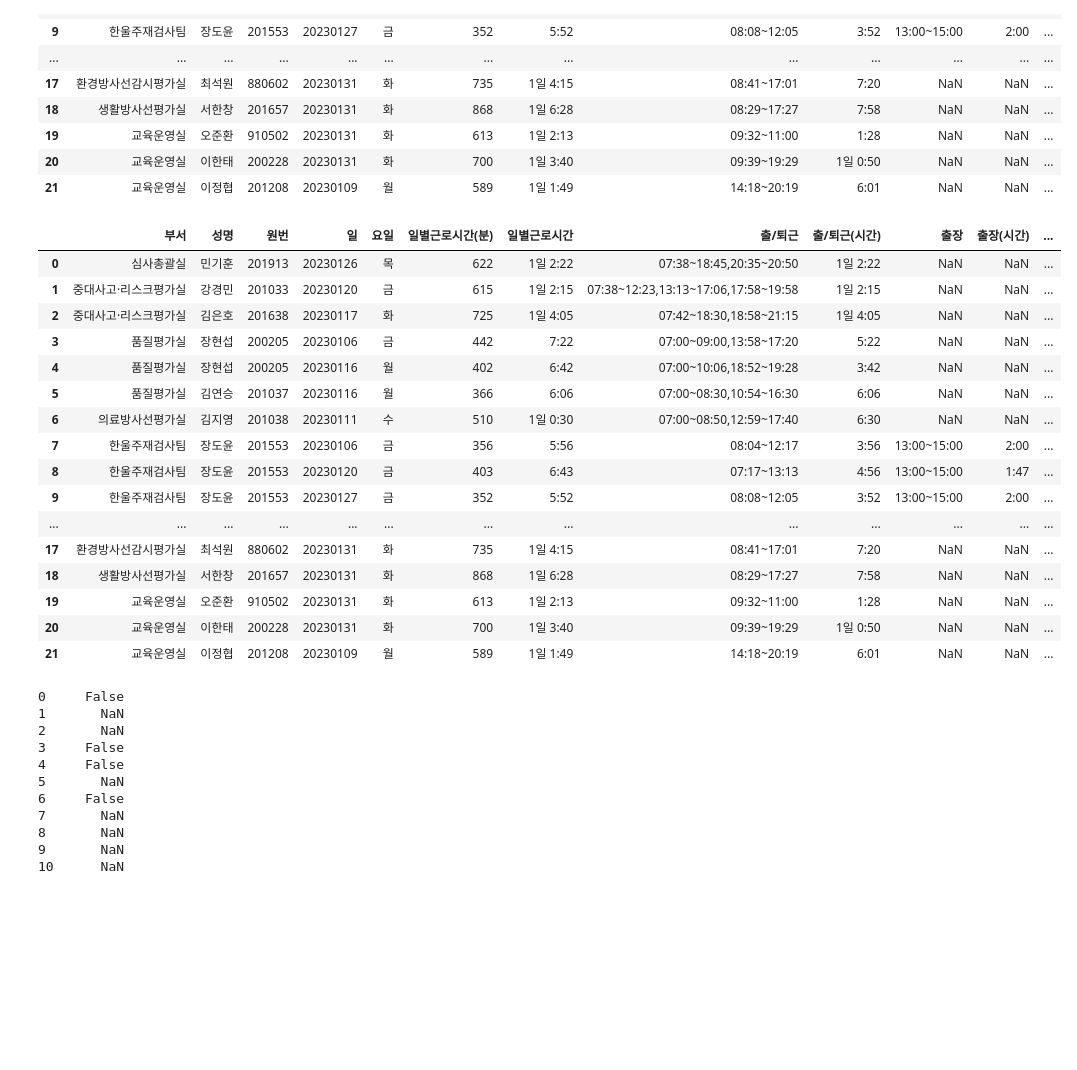
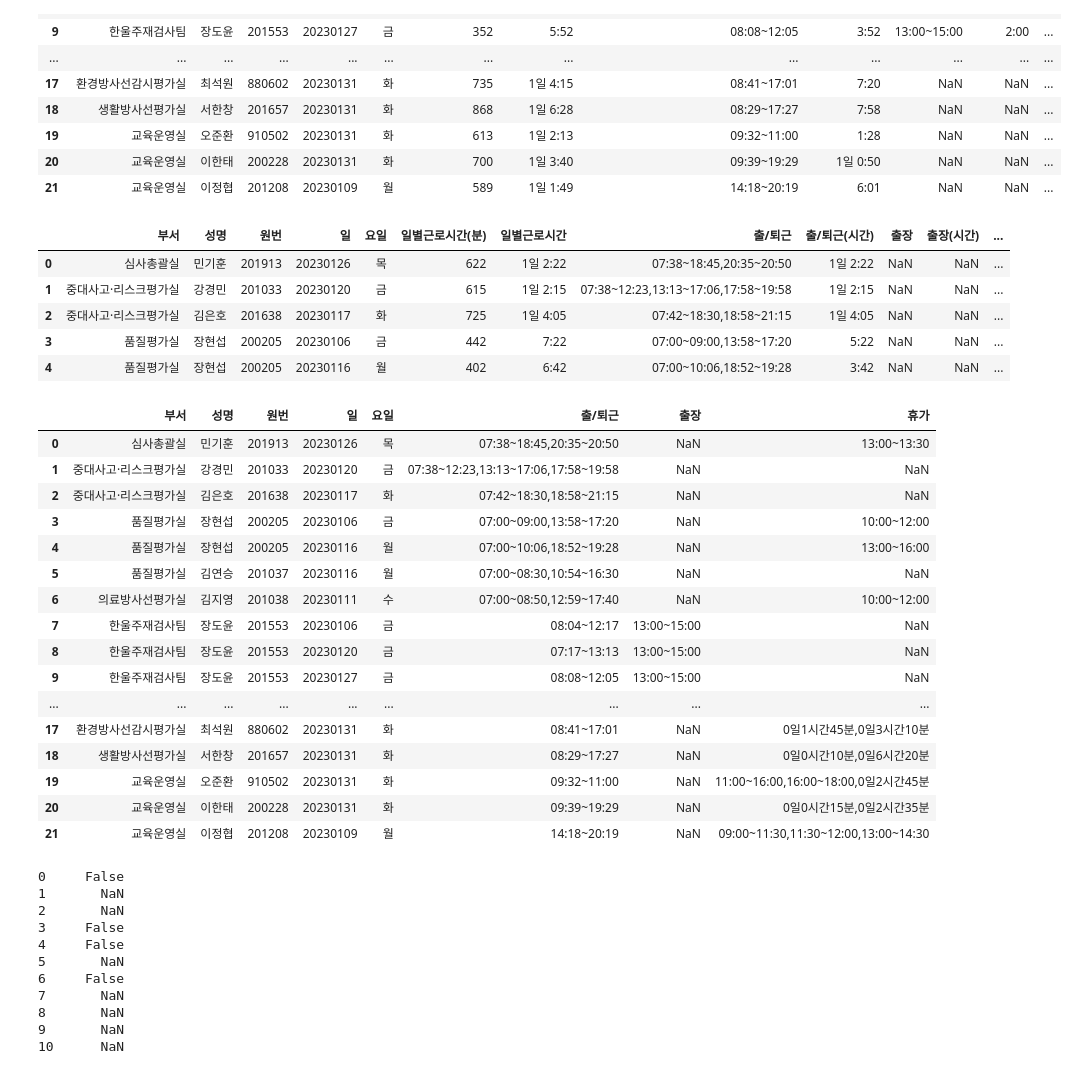
Before and after one commit to cymyung/dilligence, a Jupyter notebook: dilligence.ipynb, the cells around one changed output. Saved outputs shown, nothing was run; the diff lists cells and outputs as text; code cells hidden in the pictures; blank space fills up the shorter version.

```diff
--- a/dilligence.ipynb
+++ b/dilligence.ipynb
@@ -54,25 +54,35 @@ a2302
 | 21 | 교육운영실 | 이정협 | 201208 | 20230109 | 월 | 589 | 1일 1:49 | 14:18~20:19 | 6:01 | NaN | NaN | ... |
 # %%
 a2302_1 = a2302
-a2302_1
+a2302_1.head()
 # %% [output]
 |  | 부서 | 성명 | 원번 | 일 | 요일 | 일별근로시간(분) | 일별근로시간 | 출/퇴근 | 출/퇴근(시간) | 출장 | 출장(시간) | ... |
 | 0 | 심사총괄실 | 민기훈 | 201913 | 20230126 | 목 | 622 | 1일 2:22 | 07:38~18:45,20:35~20:50 | 1일 2:22 | NaN | NaN | ... |
 | 1 | 중대사고·리스크평가실 | 강경민 | 201033 | 20230120 | 금 | 615 | 1일 2:15 | 07:38~12:23,13:13~17:06,17:58~19:58 | 1일 2:15 | NaN | NaN | ... |
 | 2 | 중대사고·리스크평가실 | 김은호 | 201638 | 20230117 | 화 | 725 | 1일 4:05 | 07:42~18:30,18:58~21:15 | 1일 4:05 | NaN | NaN | ... |
 | 3 | 품질평가실 | 장현섭 | 200205 | 20230106 | 금 | 442 | 7:22 | 07:00~09:00,13:58~17:20 | 5:22 | NaN | NaN | ... |
 | 4 | 품질평가실 | 장현섭 | 200205 | 20230116 | 월 | 402 | 6:42 | 07:00~10:06,18:52~19:28 | 3:42 | NaN | NaN | ... |
-| 5 | 품질평가실 | 김연승 | 201037 | 20230116 | 월 | 366 | 6:06 | 07:00~08:30,10:54~16:30 | 6:06 | NaN | NaN | ... |
-| 6 | 의료방사선평가실 | 김지영 | 201038 | 20230111 | 수 | 510 | 1일 0:30 | 07:00~08:50,12:59~17:40 | 6:30 | NaN | NaN | ... |
-| 7 | 한울주재검사팀 | 장도윤 | 201553 | 20230106 | 금 | 356 | 5:56 | 08:04~12:17 | 3:56 | 13:00~15:00 | 2:00 | ... |
-| 8 | 한울주재검사팀 | 장도윤 | 201553 | 20230120 | 금 | 403 | 6:43 | 07:17~13:13 | 4:56 | 13:00~15:00 | 1:47 | ... |
-| 9 | 한울주재검사팀 | 장도윤 | 201553 | 20230127 | 금 | 352 | 5:52 | 08:08~12:05 | 3:52 | 13:00~15:00 | 2:00 | ... |
-| ... | ... | ... | ... | ... | ... | ... | ... | ... | ... | ... | ... | ... |
-| 17 | 환경방사선감시평가실 | 최석원 | 880602 | 20230131 | 화 | 735 | 1일 4:15 | 08:41~17:01 | 7:20 | NaN | NaN | ... |
-| 18 | 생활방사선평가실 | 서한창 | 201657 | 20230131 | 화 | 868 | 1일 6:28 | 08:29~17:27 | 7:58 | NaN | NaN | ... |
-| 19 | 교육운영실 | 오준환 | 910502 | 20230131 | 화 | 613 | 1일 2:13 | 09:32~11:00 | 1:28 | NaN | NaN | ... |
-| 20 | 교육운영실 | 이한태 | 200228 | 20230131 | 화 | 700 | 1일 3:40 | 09:39~19:29 | 1일 0:50 | NaN | NaN | ... |
-| 21 | 교육운영실 | 이정협 | 201208 | 20230109 | 월 | 589 | 1일 1:49 | 14:18~20:19 | 6:01 | NaN | NaN | ... |
+# %%
+a2302_2=a2302_1.drop(['출장(시간)','휴가(시간)','조식여부','석식여부'],axis=1)
+a2302_2
+# %% [output]
+|  | 부서 | 성명 | 원번 | 일 | 요일 | 출/퇴근 | 출장 | 휴가 |
+| 0 | 심사총괄실 | 민기훈 | 201913 | 20230126 | 목 | 07:38~18:45,20:35~20:50 | NaN | 13:00~13:30 |
+| 1 | 중대사고·리스크평가실 | 강경민 | 201033 | 20230120 | 금 | 07:38~12:23,13:13~17:06,17:58~19:58 | NaN | NaN |
+| 2 | 중대사고·리스크평가실 | 김은호 | 201638 | 20230117 | 화 | 07:42~18:30,18:58~21:15 | NaN | NaN |
+| 3 | 품질평가실 | 장현섭 | 200205 | 20230106 | 금 | 07:00~09:00,13:58~17:20 | NaN | 10:00~12:00 |
+| 4 | 품질평가실 | 장현섭 | 200205 | 20230116 | 월 | 07:00~10:06,18:52~19:28 | NaN | 13:00~16:00 |
+| 5 | 품질평가실 | 김연승 | 201037 | 20230116 | 월 | 07:00~08:30,10:54~16:30 | NaN | NaN |
+| 6 | 의료방사선평가실 | 김지영 | 201038 | 20230111 | 수 | 07:00~08:50,12:59~17:40 | NaN | 10:00~12:00 |
+| 7 | 한울주재검사팀 | 장도윤 | 201553 | 20230106 | 금 | 08:04~12:17 | 13:00~15:00 | NaN |
+| 8 | 한울주재검사팀 | 장도윤 | 201553 | 20230120 | 금 | 07:17~13:13 | 13:00~15:00 | NaN |
+| 9 | 한울주재검사팀 | 장도윤 | 201553 | 20230127 | 금 | 08:08~12:05 | 13:00~15:00 | NaN |
+| ... | ... | ... | ... | ... | ... | ... | ... | ... |
+| 17 | 환경방사선감시평가실 | 최석원 | 880602 | 20230131 | 화 | 08:41~17:01 | NaN | 0일1시간45분,0일3시간10분 |
+| 18 | 생활방사선평가실 | 서한창 | 201657 | 20230131 | 화 | 08:29~17:27 | NaN | 0일0시간10분,0일6시간20분 |
+| 19 | 교육운영실 | 오준환 | 910502 | 20230131 | 화 | 09:32~11:00 | NaN | 11:00~16:00,16:00~18:00,0일2시간45분 |
+| 20 | 교육운영실 | 이한태 | 200228 | 20230131 | 화 | 09:39~19:29 | NaN | 0일0시간15분,0일2시간35분 |
+| 21 | 교육운영실 | 이정협 | 201208 | 20230109 | 월 | 14:18~20:19 | NaN | 09:00~11:30,11:30~12:00,13:00~14:30 |
 # %%
 a2302_1['휴가'].str.contains('\d+일\d+시간+\d+분',regex=True)
 # %% [output]
```
